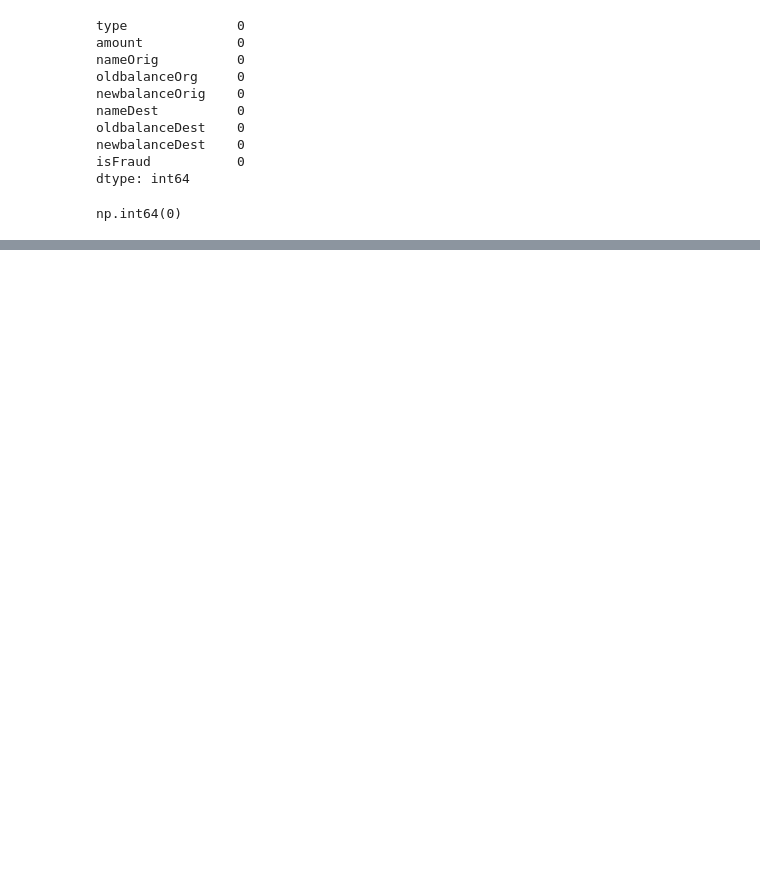
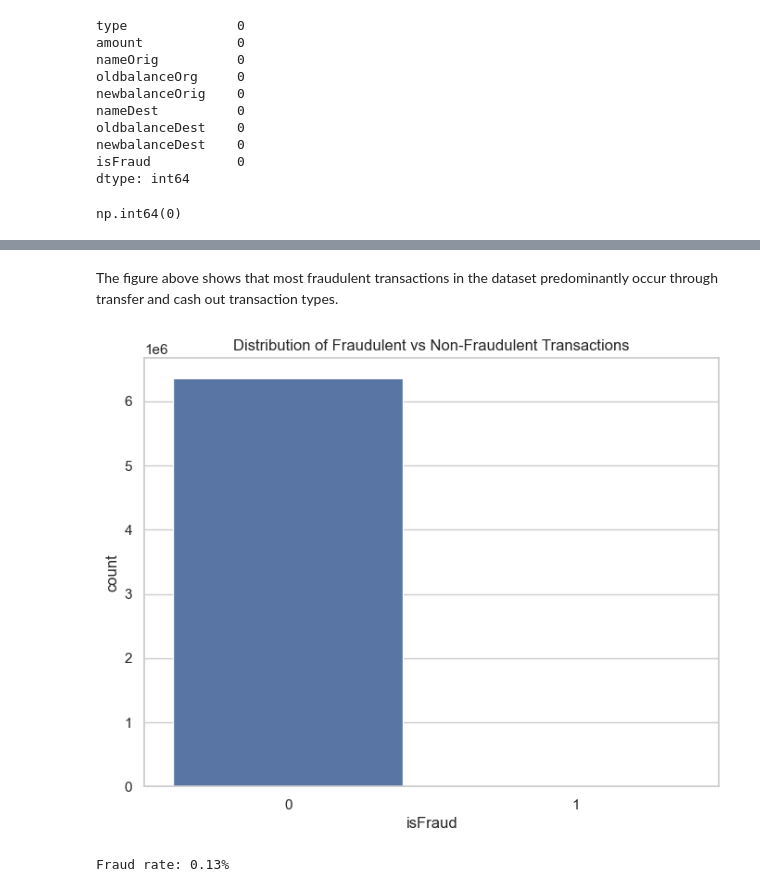
Before and after one commit to christianbusalanan/fraud-detection, a Jupyter notebook: notebooks/01_eda_and_feature_engineering.ipynb, the cells around one changed output, grey strips where cells are left out. Cells and saved outputs as stored; diff of their text form; code cells hidden in the pictures; blank space fills up the shorter version.

```diff
--- a/notebooks/01_eda_and_feature_engineering.ipynb
+++ b/notebooks/01_eda_and_feature_engineering.ipynb
@@ -68,0 +64,15 @@ df.groupby('isFraud')['amount'].agg({'mean', 'median'}).round(2)
+# %% [markdown]
+The figure above shows that most fraudulent transactions in the dataset predominantly occur through transfer and cash out transaction types.
+# %%
+# Visualize fraud distribution
+plt.figure(figsize=(8, 6))
+sns.countplot(data=df, x='isFraud')
+plt.title('Distribution of Fraudulent vs Non-Fraudulent Transactions')
+plt.show()
+
+# Calculate fraud rate
+fraud_rate = df['isFraud'].mean() * 100
+print(f"Fraud rate: {fraud_rate:.2f}%")
+# %% [output]
+[figure, added]
+Fraud rate: 0.13%
```
Also changed, not shown: parts of 6 cells of this notebook.
